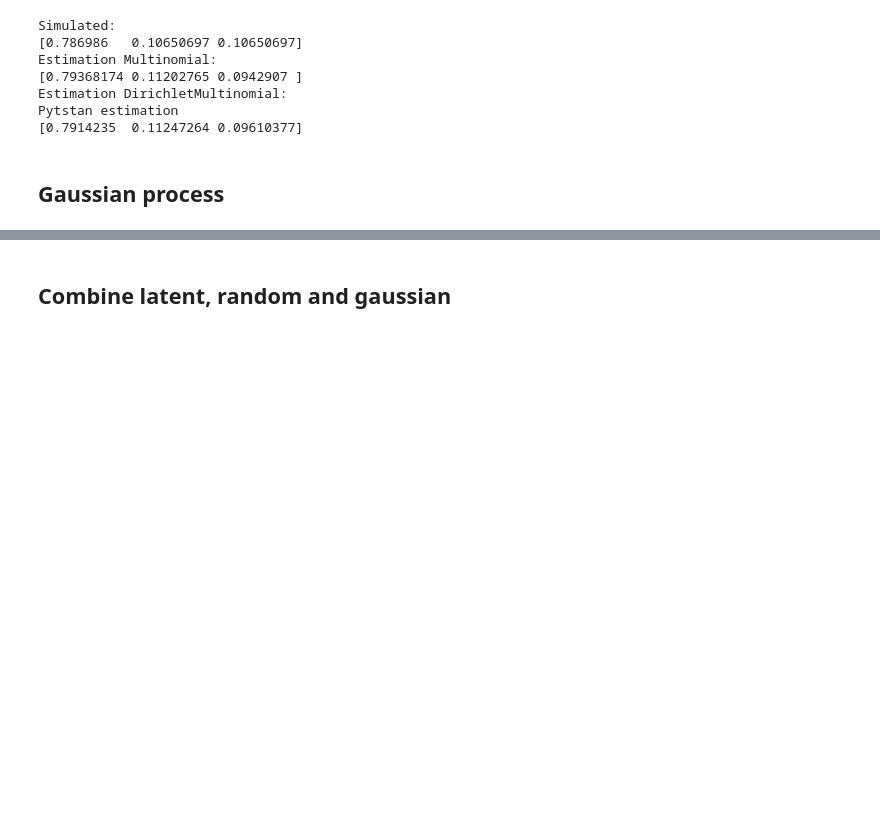
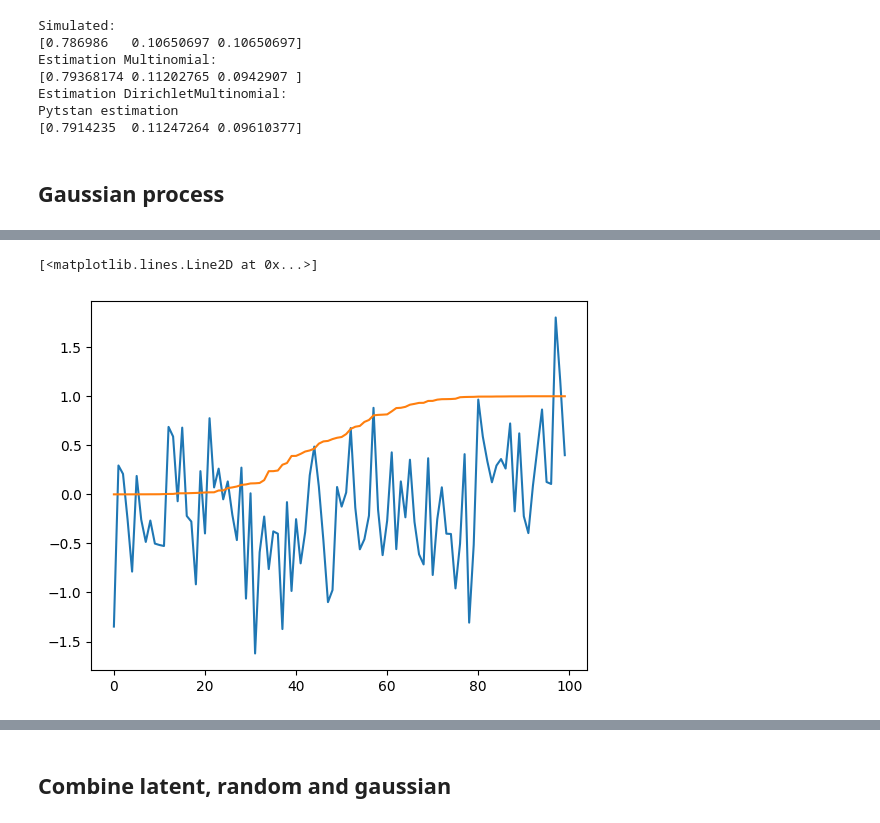
Before and after one commit to BGN-for-ASNA/BI, a Jupyter notebook: bi/honnor/honnor mode.ipynb, the cells around one changed output, grey strips where cells are left out. Drawn from its saved outputs; the diff is of its cells as text; code cells hidden in the pictures; blank space fills up the shorter version.

```diff
--- a/bi/honnor/honnor mode.ipynb
+++ b/bi/honnor/honnor mode.ipynb
@@ -2586,0 +2706,7 @@ a = r[1] @ jnp.transpose(r[1]) @ Z
+# %%
+plt.plot(jnp.arange(0,y.shape[0]), y)
+
+plt.plot(jnp.arange(0,cdf_value.shape[1]), cdf_value[1])
+# %% [output]
+[<matplotlib.lines.Line2D at 0x...>]
+[figure, added]
```
Also changed, not shown: parts of 56 cells of this notebook, 8 other files.
